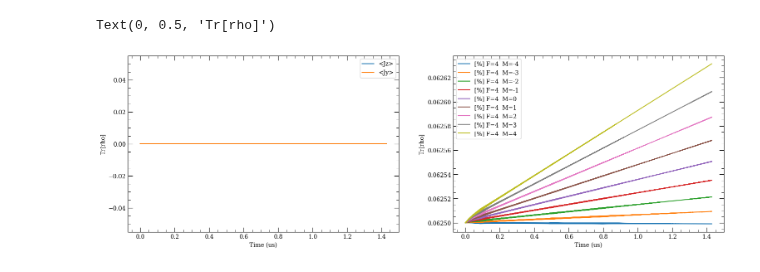
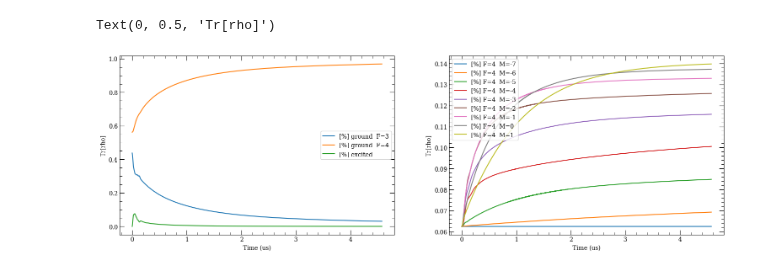
Before and after one commit to maimounabocoum/Mai-Qtip, a Jupyter notebook: PUMPING.ipynb, the cells around one changed output. Cells and saved outputs as stored; diff of their text form; code cells hidden in the pictures.

```diff
--- a/PUMPING.ipynb
+++ b/PUMPING.ipynb
@@ -169,17 +169,17 @@ atom = Caesium()
 E_D2 = atom.getEnergy(6,1,1.5) - atom.getEnergy(6,0,0.5)
 # convert to frequency
 omega_D2 = 2*np.pi*E_D2/constants.physical_constants['Planck constant in eV/Hz'][0]
-Eup   = atom.getHFSEnergyShift(1.5,3, atom.getHFSCoefficients(6,1,1.5)[0] , atom.getHFSCoefficients(6,1,1.5)[1])
+Eup   = atom.getHFSEnergyShift(1.5,4, atom.getHFSCoefficients(6,1,1.5)[0] , atom.getHFSCoefficients(6,1,1.5)[1])
 Edown = atom.getHFSEnergyShift(0.5,3, atom.getHFSCoefficients(6,0,0.5)[0] , atom.getHFSCoefficients(6,0,0.5)[1])
-omega_L = omega_D2 + 2*np.pi*(Eup - Edown) + 2*np.pi*1e9 #F3->F'3 transtion frequency in Hz
+omega_L = omega_D2 + 2*np.pi*(Eup - Edown) + 2*np.pi*0 #F3->F'3 transtion frequency in Hz
 # initial field properties for semi-classical simulation
-Power = 5e-3 ;            # field power in Watt
+Power = 1e-3 ;            # field power in Watt
 S     = (1e-3)*(5e-2)     # insident surface in m^2
 phi   = 0                 # phase of the field
 Delta = (omega_L-omega_D2)/(2*np.pi) # Detuning of the field (rotation frame wl = w0 + 2*pi*Delta , where w0 is D2 line) in Hz
 Pol   = [1,0]             # distribution of polarization state [% of sigma+ , % of sigma-]
 
-Bx = 0.2e-3       # Magnetic field along x in T
+Bx = 1e-3       # Magnetic field along x in T
 # constants
 muB = constants.physical_constants['Bohr magneton'][0] # Bohr magneton SI units
 
@@ -189,7 +189,10 @@ ea0 = constants.physical_constants['atomic unit of electric dipole mom.'][0]
 E0 = np.sqrt((2*Power)/(S*(constants.c)*(constants.epsilon_0))) # field in V/m on atom
 # T = 10e-6
 # T = constants.h/(ea0*E0) #(2*np.pi)*(constants.hbar)/(0.25*muB*Bx)
-T = (2*np.pi)*(constants.hbar)/(0.25*muB*Bx)
+T = (2*np.pi)*(constants.hbar)/(0.25*muB*0.5*Bx)
 print(T)
+# saturation intensity
+Isat = 2*(np.pi**2)*(constants.hbar)*(constants.c)*(5.2e6)/(3*(852.3e-9)**2)
+print(Isat)
 # print(S*constants.c*constants.epsilon_0*(286578163)**2*constants.hbar**2/(4*ea0**2))
 # %% [output]
@@ -380,6 +392,9 @@ ObsOp.append(E3)
 ObsOp.append(Jz)
 ObsOp.append(Jy)
 ObsOp.append(Jx)
+ObsOp.append(Jz*Jz)
+ObsOp.append(Jy*Jy)
+ObsOp.append(Jx*Jx)
 
 for i in my_cesium.FetchKetbyLF([0,4]):
         ObsOp.append(basis(my_cesium.N,i)*basis(my_cesium.N,i).dag())
@@ -389,7 +404,7 @@ opts = Options()
 # rho0 = output.states[1999] # uncomment to launch on last state output
 opts.store_states = True
 opts.store_final_state = True
-t = np.linspace(0,1,10000) # Define time vectorP
+t = np.linspace(0,8,10000) # Define time vectorP
 # collaspe operator list : Cops
 Htest  = qeye(my_cesium.N)
 output = mesolve( H , rho0 , t , Cops , e_ops=ObsOp , options=opts ) # return a list density matrices over time in "output.states"
@@ -409,27 +426,31 @@ Text(0, 0.5, 'Tr[rho]')
 # %%
 # print(population density on each hyperfine level)
 # for i in range(0,len(t)):
 #     [i]  = np.real(output.states[i].tr())
 
 fig, ax = plt.subplots(1,2)
 fig.set_size_inches(18.5, 5.5)
-# ax[0].plot(T*output.times*1e6, output.expect[0],label='[%] ground  F=3')
-# ax[0].plot(T*output.times*1e6, output.expect[1],label='[%] ground  F=4')
-# ax[0].plot(T*output.times*1e6, output.expect[2],label='[%] excited')
-ax[0].plot(T*output.times*1e6, output.expect[3],label='<Jz>')
-ax[0].plot(T*output.times*1e6, output.expect[4],label='<Jy>')
+ax[0].plot(T*output.times*1e6, output.expect[0],label='[%] ground  F=3')
+ax[0].plot(T*output.times*1e6, output.expect[1],label='[%] ground  F=4')
+ax[0].plot(T*output.times*1e6, output.expect[2],label='[%] excited')
+# ax[0].plot(T*output.times*1e6, output.expect[3],label='<Jz>')
+# ax[0].plot(T*output.times*1e6, output.expect[4],label='<Jy>')
 # ax[0].plot(T*output.times*1e6, output.expect[5],label='<Jx>')
+# ax[0].plot(T*output.times*1e6, output.expect[6],label='<Jz^2>')
+# ax[0].plot(T*output.times*1e6, output.expect[7],label='<Jy^2>')
+# ax[0].plot(T*output.times*1e6, output.expect[8],label='<Jx^2>')
+
 ax[0].legend()
 ax[0].set_xlabel('Time (us)')
 ax[0].set_ylabel('Tr[rho]')
 
 for i in range(0,9,1):
-    ax[1].plot(T*output.times*1e6, output.expect[6+i],label='[%] F=4  M='+str(i-4))
+    ax[1].plot(T*output.times*1e6, output.expect[9+i],label='[%] F=4  M='+str(i-7))
 ax[1].legend()
 ax[1].set_xlabel('Time (us)')
 ax[1].set_ylabel('Tr[rho]')
 # %% [output]
 Text(0, 0.5, 'Tr[rho]')
-[figure, old version]
+[figure, new version]
 # %%
 # plot Fourier transform of the result
```
Also changed, not shown: parts of 5 cells of this notebook, 2 other files.
